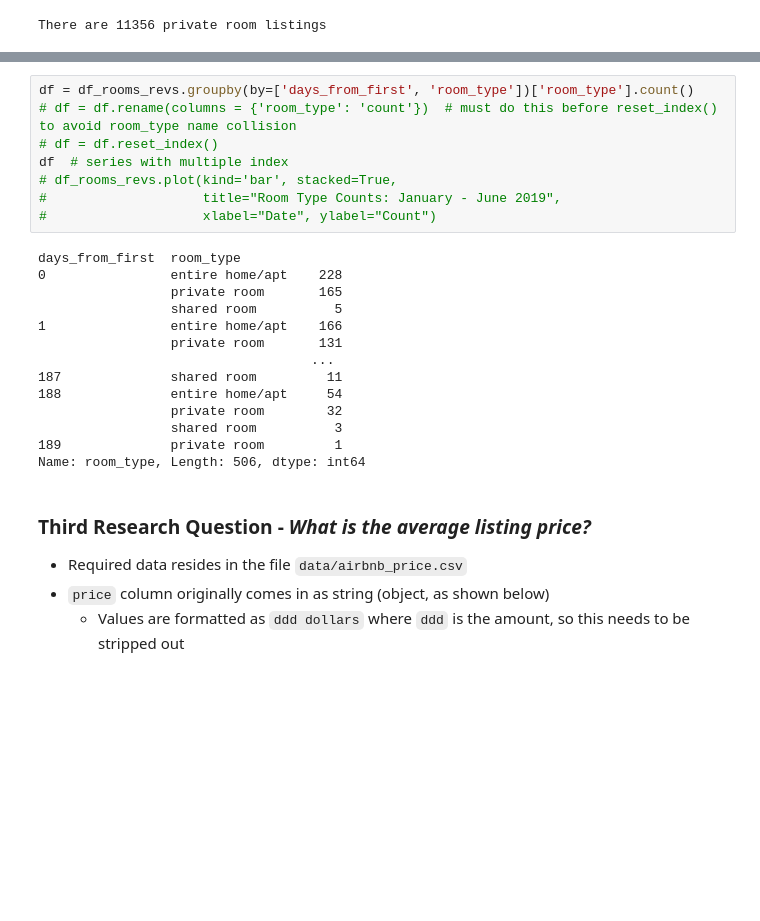
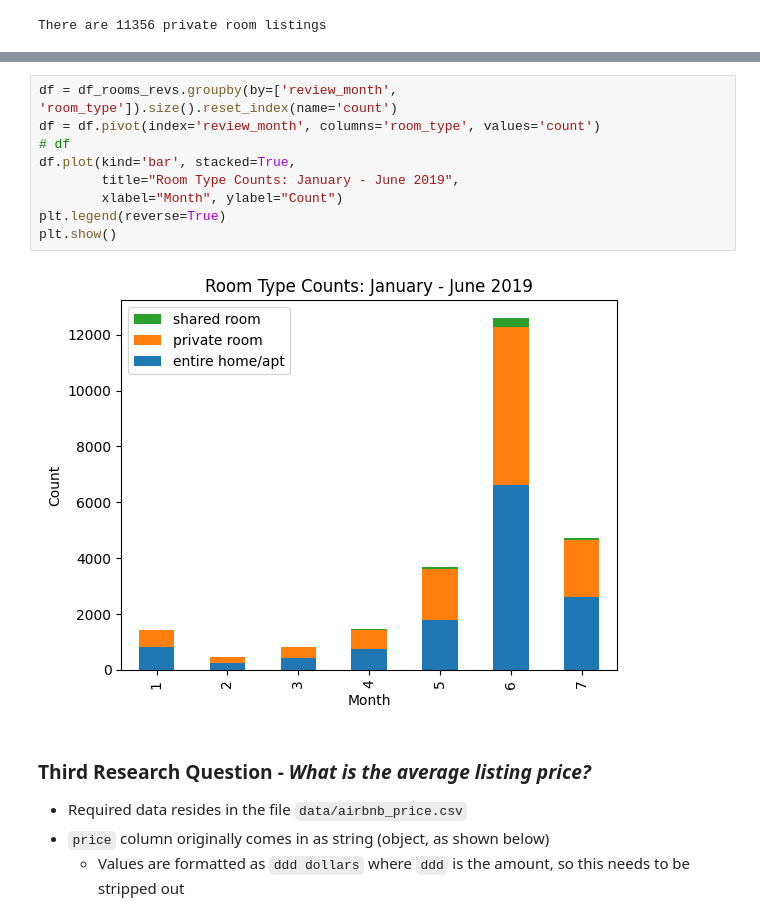
Before and after one commit to MichaelSzczepaniak/DSPortfolio, a Jupyter notebook: Airbnb_Market_Trends/ExploringAirbnbNYMarket.ipynb, the cells around one changed output, grey strips where cells are left out. Saved outputs shown, nothing was run; the diff lists cells and outputs as text; blank space fills up the shorter version.

```diff
--- a/Airbnb_Market_Trends/ExploringAirbnbNYMarket.ipynb
+++ b/Airbnb_Market_Trends/ExploringAirbnbNYMarket.ipynb
@@ -225,26 +226,15 @@ df_rooms_revs
 25209 rows × 2 columns
 # %%
-df = df_rooms_revs.groupby(by=['days_from_first', 'room_type'])['room_type'].count()
-# df = df.rename(columns = {'room_type': 'count'})  # must do this before reset_index() to avoid room_type name collision
-# df = df.reset_index()
-df  # series with multiple index
-# df_rooms_revs.plot(kind='bar', stacked=True,
-#                    title="Room Type Counts: January - June 2019",
-#                    xlabel="Date", ylabel="Count")
+df = df_rooms_revs.groupby(by=['review_month', 'room_type']).size().reset_index(name='count')
+df = df.pivot(index='review_month', columns='room_type', values='count')
+# df
+df.plot(kind='bar', stacked=True,
+        title="Room Type Counts: January - June 2019",
+        xlabel="Month", ylabel="Count")
+plt.legend(reverse=True)
+plt.show()
 # %% [output]
-days_from_first  room_type
-0                entire home/apt    228
-                 private room       165
-                 shared room          5
-1                entire home/apt    166
-                 private room       131
-                                   ...
-187              shared room         11
-188              entire home/apt     54
-                 private room        32
-                 shared room          3
-189              private room         1
-Name: room_type, Length: 506, dtype: int64
+[figure, added]
 # %% [markdown]
 ### Third Research Question - *What is the average listing price?*
 
```
Also changed, not shown: parts of 3 cells of this notebook.
